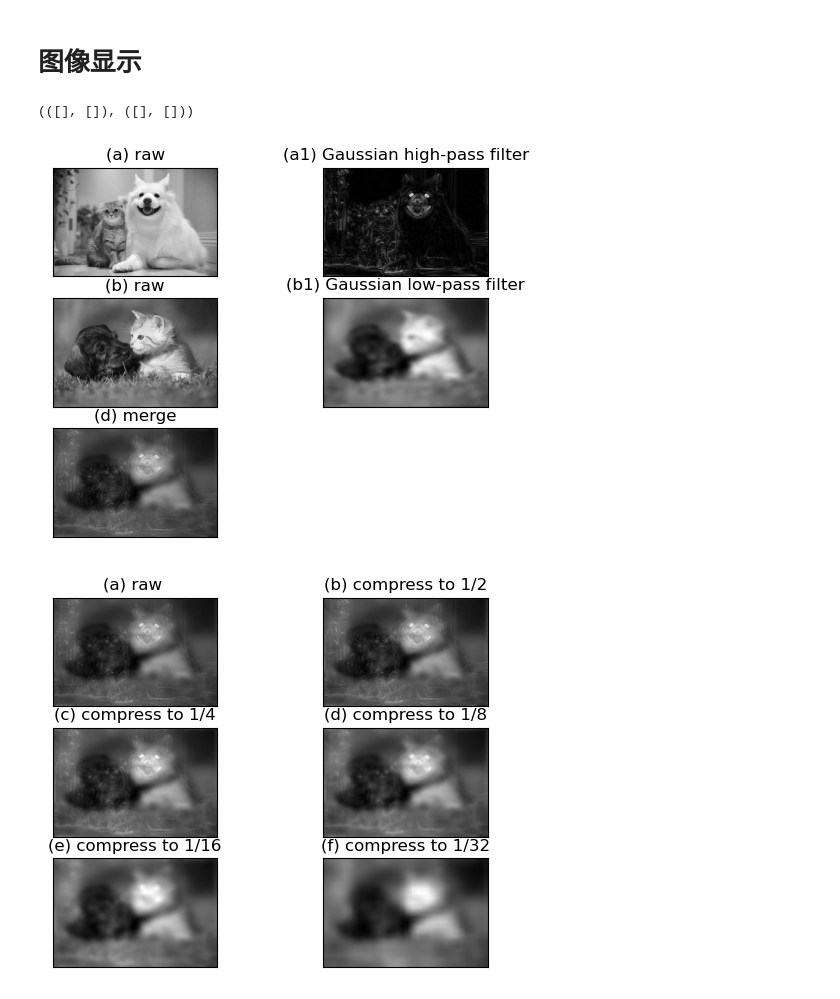
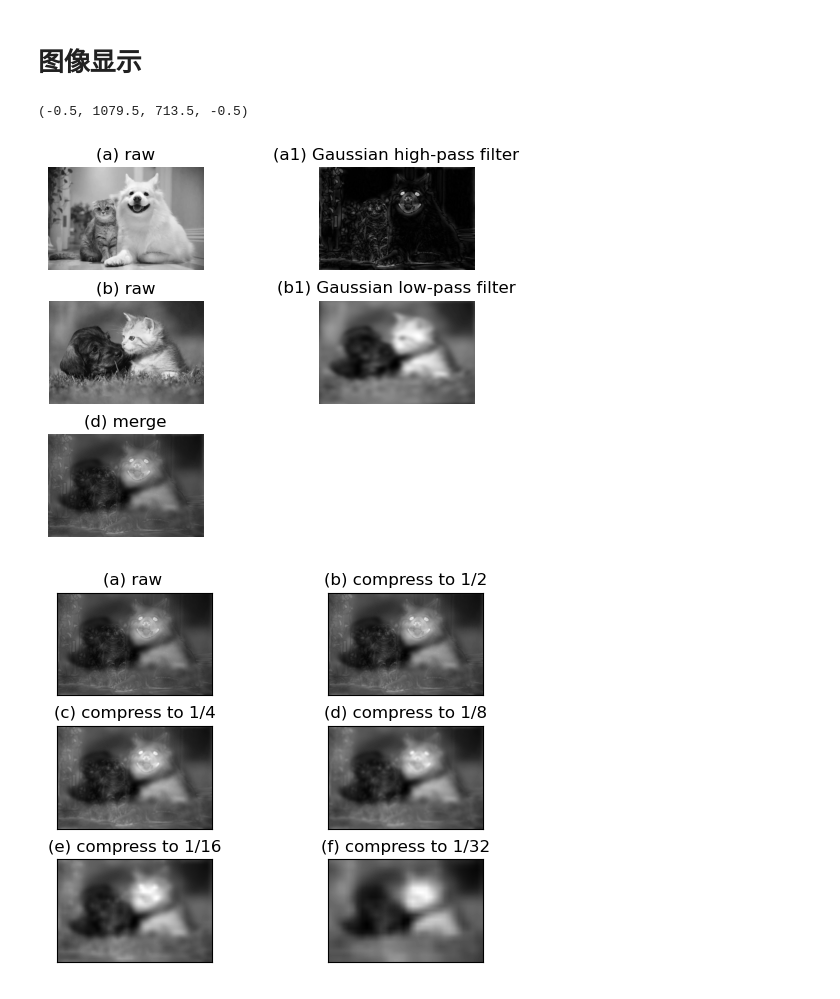
Before and after one commit to Mafumaful/python_project, a Jupyter notebook: opencv/002_highpass_lowpass_filter.ipynb, the cells around one changed output. Drawn from its saved outputs; the diff is of its cells as text; code cells hidden in the pictures.

Commit message:
changed the plot distance

```diff
--- a/opencv/002_highpass_lowpass_filter.ipynb
+++ b/opencv/002_highpass_lowpass_filter.ipynb
@@ -80,41 +88,36 @@ img4 = Gaussian_Filter(img2, 10,0)
 # %%
 # 画图
 fg1 = plt.figure('fg1')
+# 调整子图布局
+plt.subplots_adjust(left=None, bottom=None, right=None, top=None, wspace=None, hspace=0.3)
 
 plt.subplot(321)
 plt.imshow(img1, cmap="gray")
 plt.title("(a) raw")
-plt.xticks([]), plt.yticks([])
+plt.axis('off')
 
 plt.subplot(323)
 plt.imshow(img2, cmap="gray")
 plt.title("(b) raw")
-plt.xticks([]), plt.yticks([])
+plt.axis('off')
 
 plt.subplot(322)
 plt.imshow(img3, cmap="gray")
 plt.title("(a1) Gaussian high-pass filter")
-plt.xticks([]), plt.yticks([])
+plt.axis('off')
 
 plt.subplot(324)
 plt.imshow(img4, cmap="gray")
 plt.title("(b1) Gaussian low-pass filter")
-plt.xticks([]), plt.yticks([])
+plt.axis('off')
 
-"""
-因为进过傅里叶变换图像的像素变成了浮点型，但是直方图均衡
-函数的输入数据为整形，所以需要进行数据类型转换
-"""
 plt.subplot(325)
-[height, width] = [int(img3.shape[0]), int(img3.shape[1])]
-img4 = cv2.resize(img4, (width, height))
-img5 = img3 + img4
 plt.imshow(img5, cmap="gray")
 plt.title("(d) merge")
-plt.xticks([]), plt.yticks([])
+plt.axis('off')
 # %% [output]
-(([], []), ([], []))
+(-0.5, 1079.5, 713.5, -0.5)
-[figure, old version]
+[figure, new version]
 # %%
 # 压缩图像
 image1 = cv2.pyrDown(img5)    # 压缩至原来1/2大小(平滑图片并下采样)
@@ -130,9 +133,12 @@ image5 = cv2.resize(image5, (width, height))  # 放大至原来尺寸
 
 # 显示图像
 fg2 = plt.figure('fg2')
-titles = [u'(a) raw ', u'(b) compress to 1/2', u'(c) compress to 1/4',
-          u'(d) compress to 1/8', u'(e) compress to 1/16', u'(f) compress to 1/32']
+titles = ['(a) raw ', '(b) compress to 1/2', '(c) compress to 1/4',
+          '(d) compress to 1/8', '(e) compress to 1/16', '(f) compress to 1/32']
 images = [img5, image1, image2, image3, image4, image5]
+
+#调整子图间距
+plt.subplots_adjust(left=None, bottom=None, right=None, top=None, wspace=None, hspace=0.3)
 for i in range(6):
     plt.subplot(3, 2, i+1), plt.imshow(images[i], 'gray'),
     plt.title(titles[i])
@@ -140,4 +146,4 @@ for i in range(6):
 
 plt.show()
 # %% [output]
-[figure, old version]
+[figure, new version]
```
Also changed, not shown: parts of 1 cell of this notebook.
